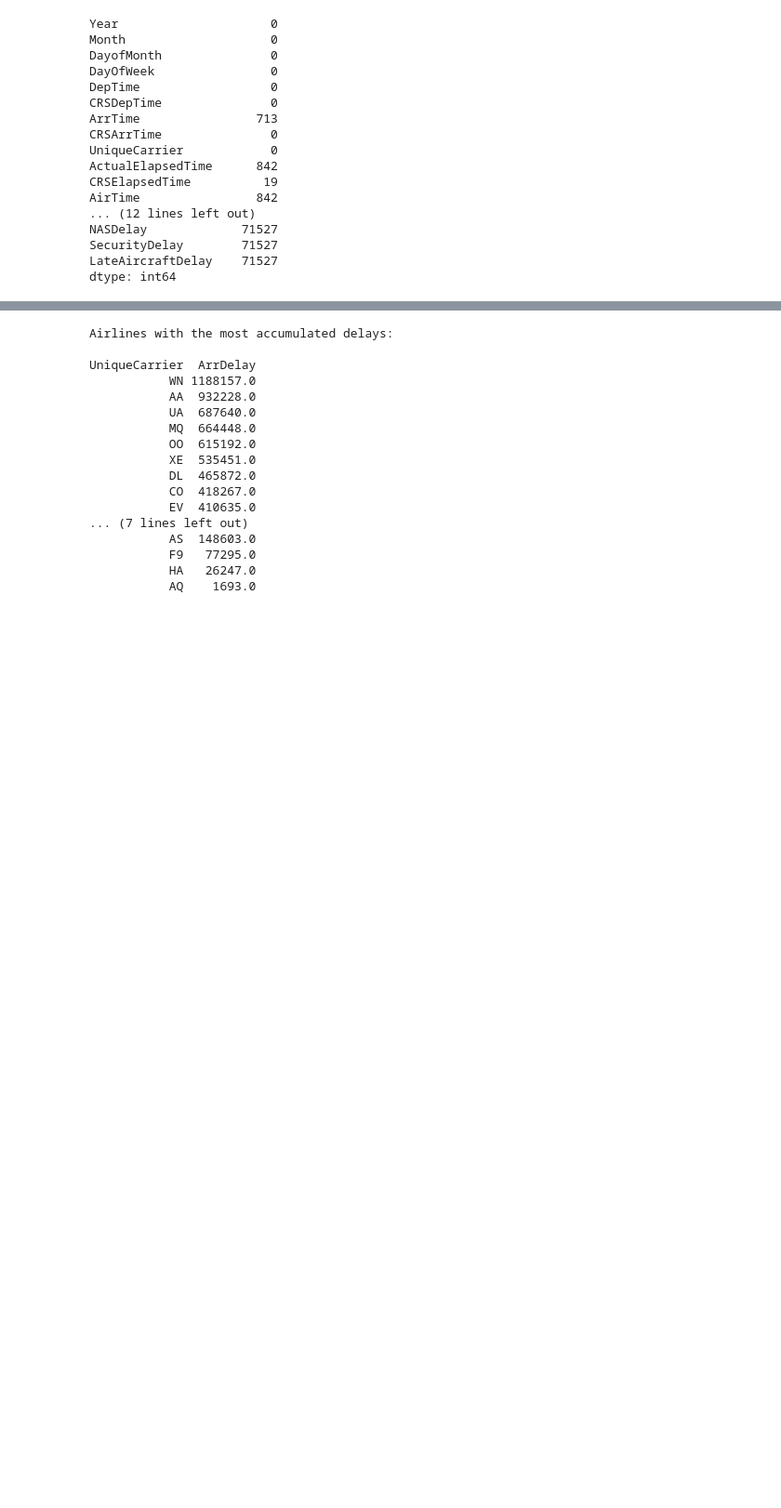
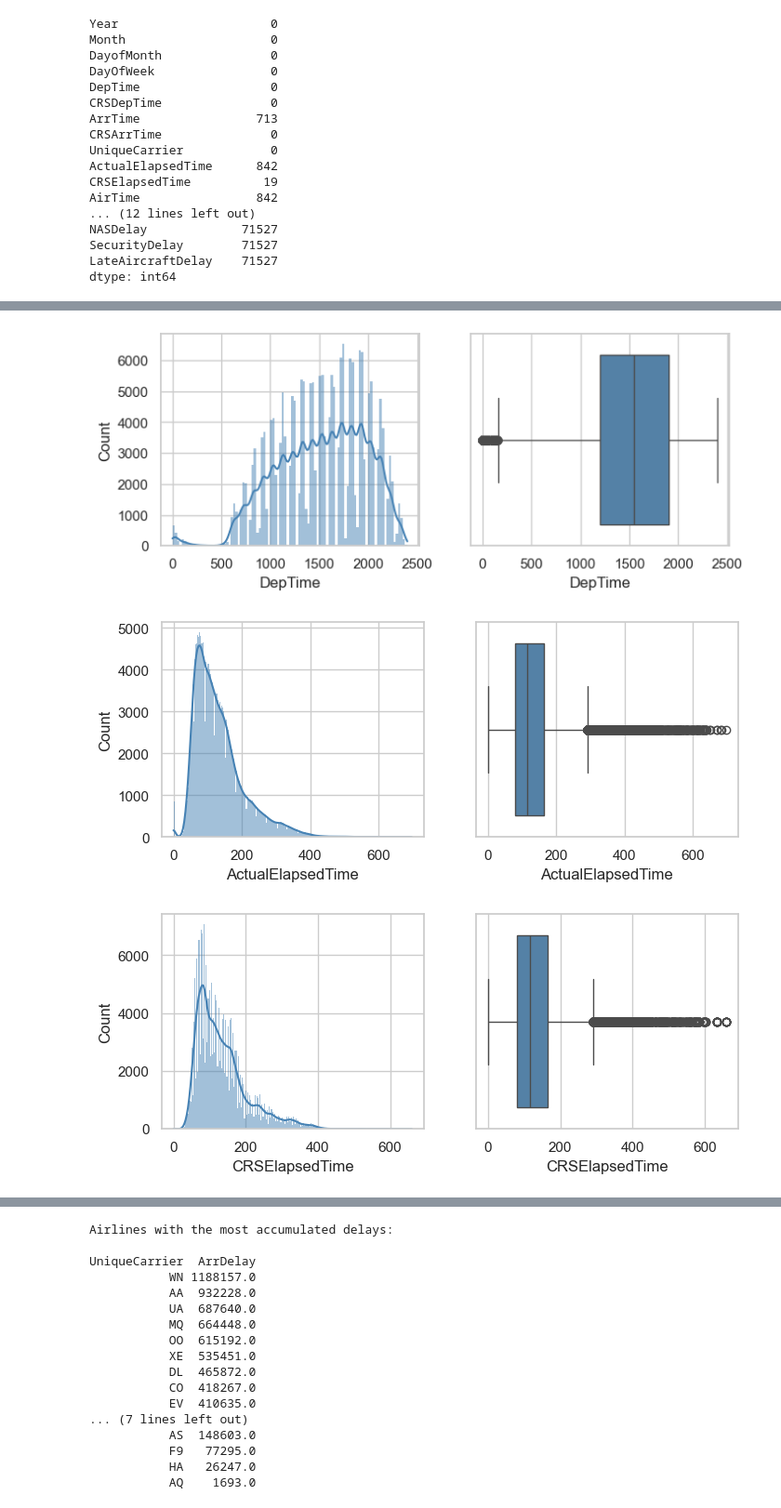
Before and after one commit to dfneto/itacademy, a Jupyter notebook: sprint3_numpy_and_pandas/task2.ipynb, the cells around one changed output, grey strips where cells are left out. Shown: that part at 93% size. Cells and saved outputs as stored; diff of their text form; code cells hidden in the pictures; blank space fills up the shorter version.

Commit message:
pre processing and visualizing data

```diff
--- a/sprint3_numpy_and_pandas/task2.ipynb
+++ b/sprint3_numpy_and_pandas/task2.ipynb
@@ -123,7 +150,7 @@ dtype: int64
 # %%
-df[df['CarrierDelay'].isna()].iloc[0:100]
+df.fillna(0, inplace=True)
+df[df['WeatherDelay'].isna()] # 0 samples
+
 # ver se duplicates usando uma funcao com esse mesmo nome
 # olhar outliers ou coisas sem sentido (daysofweek 8 por ex) de algumas variaveis que tenho interesse
-# comparar los nan de delay con otras variables para ver se tem alguma relacao de valores NaN com outra variavel (cancelado, desviado, ontime)
-# formas de tratar nan: evaluación de imputación de datos, remover, media ou mediana a depender da distribuicao
 # %% [output]
@@ -143,0 +182,15 @@ df[df['CarrierDelay'].isna()].iloc[0:100]
+# %%
+def plot_hist_and_boxplot(df, feature):
+    fig, (ax1, ax2) = plt.subplots(ncols=2, figsize=(8,3))
+    feature_to_plot = df.loc[:, feature]
+    sns.histplot(feature_to_plot, color = 'steelblue', ax = ax1, kde=True) # histogram
+    sns.boxplot(feature_to_plot, ax = ax2, color = 'steelblue', orient = 'h') # boxplot
+    plt.show()
+# %%
+# for col in df.select_dtypes(include=[np.number]).columns:
+for col in ['DepTime','ActualElapsedTime','CRSElapsedTime','AirTime','ArrDelay','DepDelay','Distance','TaxiIn','TaxiOut']:
+    plot_hist_and_boxplot(df, col)
+# %% [output]
+[figure, added]
+[figure, added]
+[figure, added]
```
Also changed, not shown: parts of 21 cells of this notebook.
